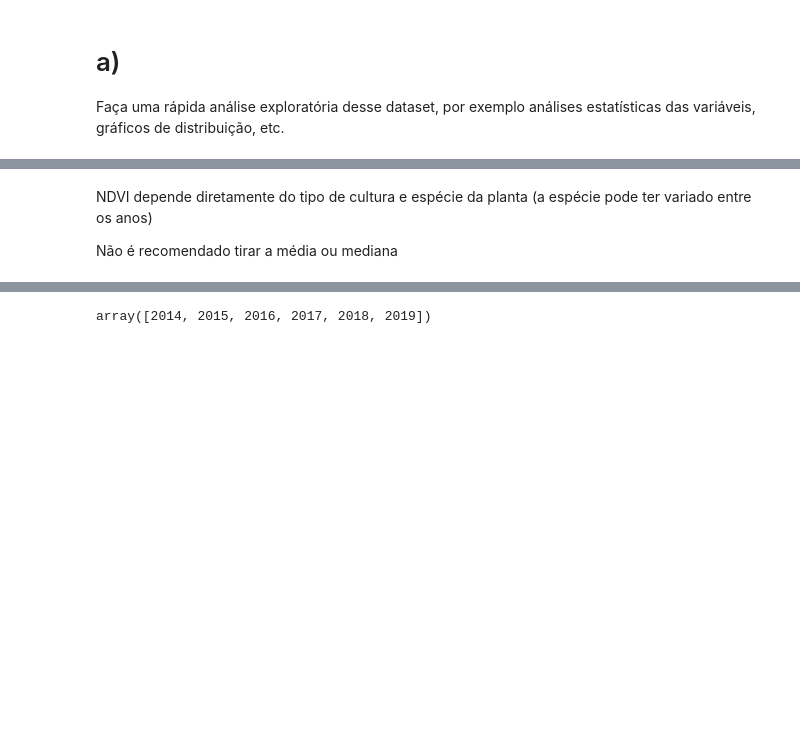
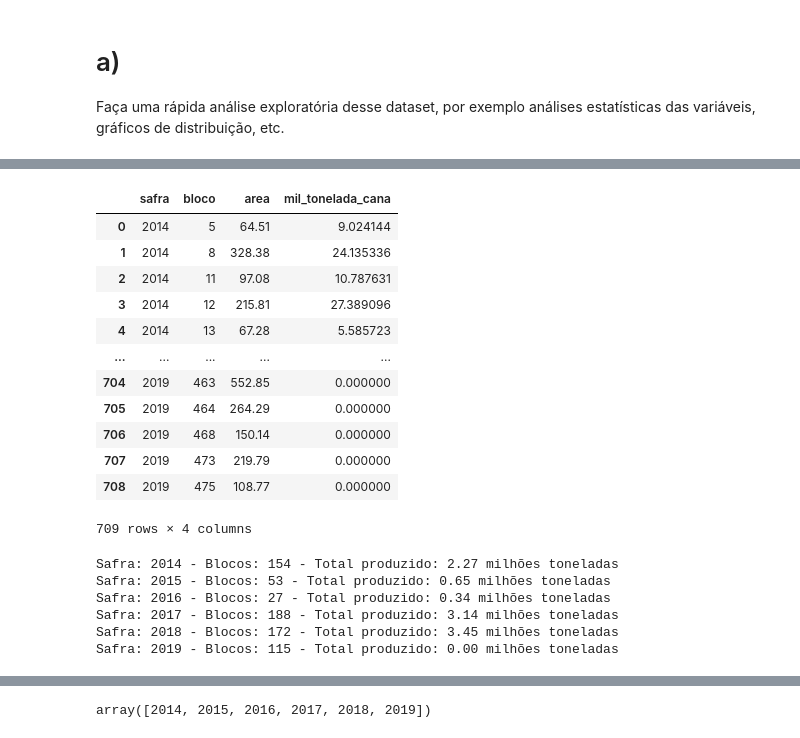
Before and after one commit to victorpecine/teste_ubirata, a Jupyter notebook: teste_ubirata_2.ipynb, the cells around one changed output, grey strips where cells are left out. Saved outputs shown, nothing was run; the diff lists cells and outputs as text; code cells hidden in the pictures; blank space fills up the shorter version.

```diff
--- a/teste_ubirata_2.ipynb
+++ b/teste_ubirata_2.ipynb
@@ -113,4 +113,36 @@ df[(df['bloco']  == 8) &
-# %% [markdown]
-NDVI depende diretamente do tipo de cultura e espécie da planta (a espécie pode ter variado entre os anos)
-
-Não é recomendado tirar a média ou mediana
+# %%
+df_agrupado_safra_bloco = pd.DataFrame(df.groupby(['safra', 'bloco'])[['area', 'mil_tonelada_cana']].sum())
+
+df_agrupado_safra_bloco.reset_index(drop=False, inplace=True)
+
+df_agrupado_safra_bloco
+# %% [output]
+|  | safra | bloco | area | mil_tonelada_cana |
+| 0 | 2014 | 5 | 64.51 | 9.024144 |
+| 1 | 2014 | 8 | 328.38 | 24.135336 |
+| 2 | 2014 | 11 | 97.08 | 10.787631 |
+| 3 | 2014 | 12 | 215.81 | 27.389096 |
+| 4 | 2014 | 13 | 67.28 | 5.585723 |
+| ... | ... | ... | ... | ... |
+| 704 | 2019 | 463 | 552.85 | 0.000000 |
+| 705 | 2019 | 464 | 264.29 | 0.000000 |
+| 706 | 2019 | 468 | 150.14 | 0.000000 |
+| 707 | 2019 | 473 | 219.79 | 0.000000 |
+| 708 | 2019 | 475 | 108.77 | 0.000000 |
+709 rows × 4 columns
+# %%
+for safra in df_agrupado_safra_bloco['safra'].unique():
+    df_safra_bloco = df_agrupado_safra_bloco[df_agrupado_safra_bloco['safra'] == safra]
+
+    quantidade_blocos = df_safra_bloco['bloco'].value_counts().sum()
+
+    milhao_tonelada_safra = df_safra_bloco['mil_tonelada_cana'].sum() / 1000
+
+    print(f'Safra: {safra} - Blocos: {quantidade_blocos} - Total produzido: {milhao_tonelada_safra:.2f} milhões toneladas')
+# %% [output]
+Safra: 2014 - Blocos: 154 - Total produzido: 2.27 milhões toneladas
+Safra: 2015 - Blocos: 53 - Total produzido: 0.65 milhões toneladas
+Safra: 2016 - Blocos: 27 - Total produzido: 0.34 milhões toneladas
+Safra: 2017 - Blocos: 188 - Total produzido: 3.14 milhões toneladas
+Safra: 2018 - Blocos: 172 - Total produzido: 3.45 milhões toneladas
+Safra: 2019 - Blocos: 115 - Total produzido: 0.00 milhões toneladas
```
Also changed, not shown: parts of 30 cells of this notebook.
